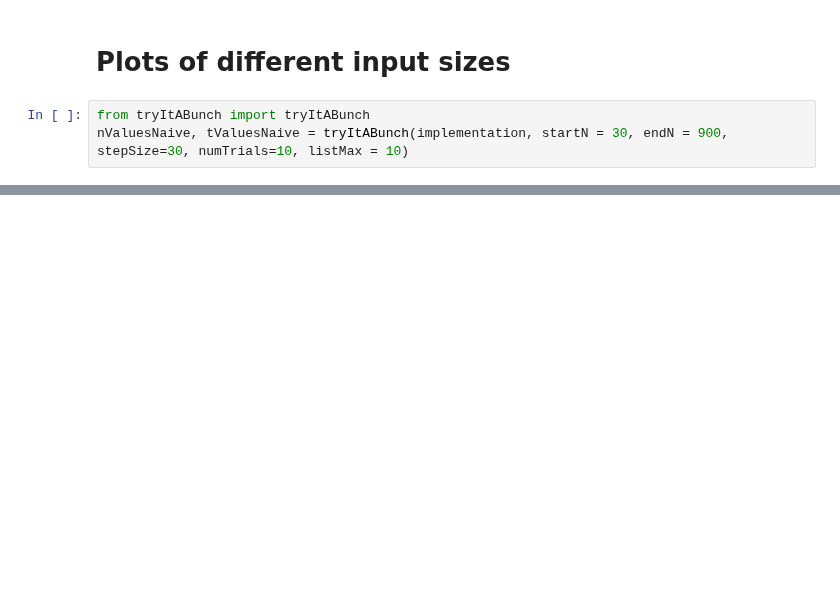
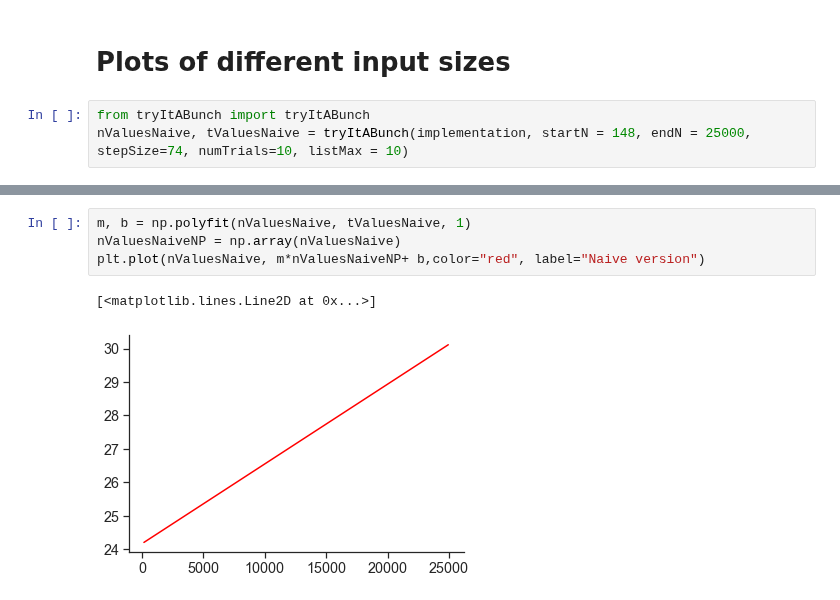
Before and after one commit to joshmed27/cosc320GroupProject, a Jupyter notebook: Analysis/MainProgram.ipynb, the cells around one changed output, grey strips where cells are left out. Drawn from its saved outputs; the diff is of its cells as text; blank space fills up the shorter version.

Commit message:
Graph Fixed

```diff
--- a/Analysis/MainProgram.ipynb
+++ b/Analysis/MainProgram.ipynb
@@ -85,7 +80,7 @@ NameError: name 'implementation' is not defined
 # Plots of different input sizes
 # %%
 from tryItABunch import tryItABunch
-nValuesNaive, tValuesNaive = tryItABunch(implementation, startN = 30, endN = 900, stepSize=30, numTrials=10, listMax = 10)
+nValuesNaive, tValuesNaive = tryItABunch(implementation, startN = 148, endN = 25000, stepSize=74, numTrials=10, listMax = 10)
 # %%
 plt.plot(nValuesNaive, tValuesNaive, color="red", label="Naive version")
 plt.xlabel("n")
@@ -94,0 +93,7 @@ plt.title("Naive algorithm")
+# %%
+m, b = np.polyfit(nValuesNaive, tValuesNaive, 1)
+nValuesNaiveNP = np.array(nValuesNaive)
+plt.plot(nValuesNaive, m*nValuesNaiveNP+ b,color="red", label="Naive version")
+# %% [output]
+[<matplotlib.lines.Line2D at 0x...>]
+[figure, added]
```
Also changed, not shown: parts of 5 cells of this notebook, 1 other file.
